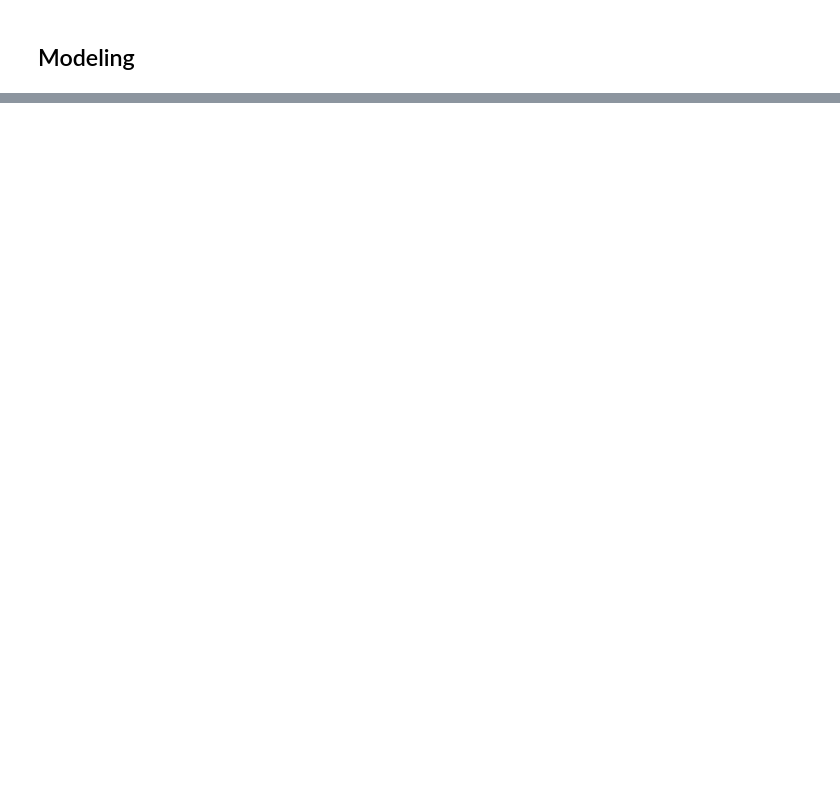
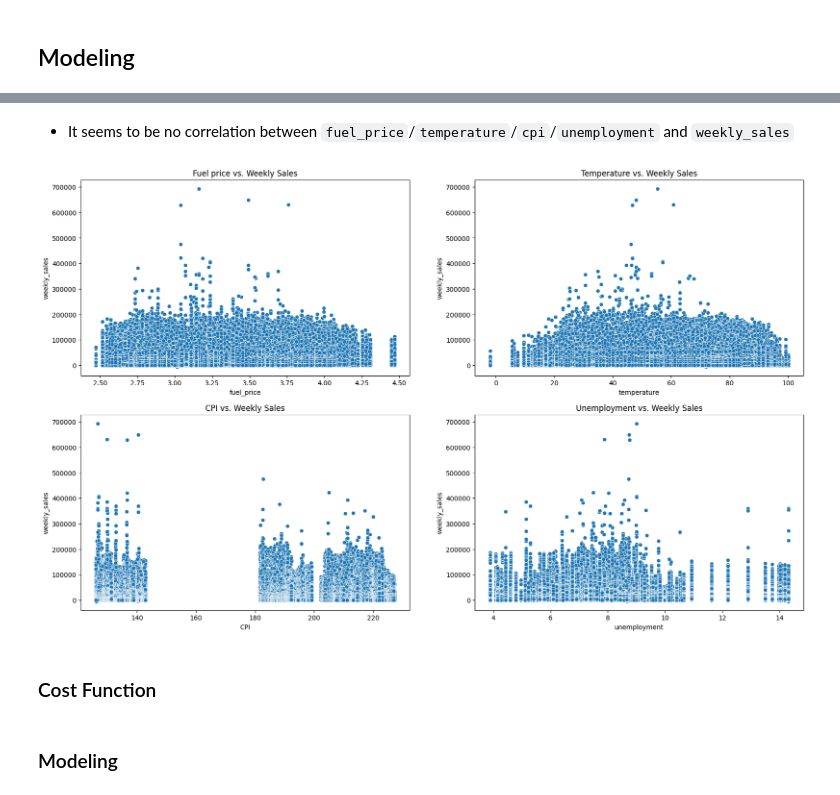
Before and after one commit to hungnd11/msc-business-intelligence, a Jupyter notebook: capstone-project/notebooks/sales_forecasting_spark.ipynb, the cells around one changed output, grey strips where cells are left out. Saved outputs shown, nothing was run; the diff lists cells and outputs as text; code cells hidden in the pictures; blank space fills up the shorter version.

```diff
--- a/capstone-project/notebooks/sales_forecasting_spark.ipynb
+++ b/capstone-project/notebooks/sales_forecasting_spark.ipynb
@@ -214,0 +348,52 @@ train_features.where(col("is_christmas")).count()
+# %% [markdown]
+* It seems to be no correlation between `fuel_price`/`temperature`/`cpi`/`unemployment` and `weekly_sales`
+# %%
+train_no_markdown = spark.sql(
+  """
+  select store, dept, year, week, type, size, temperature, fuel_price, cpi, unemployment,
+         is_holiday, weekly_sales
+  from train_features
+  """).toPandas()
+# %%
+train_no_markdown["store"] = train_no_markdown["store"].astype(np.int64)
+train_no_markdown["dept"] = train_no_markdown["dept"].astype(np.int64)
+train_no_markdown["year"] = train_no_markdown["year"].astype(np.int64)
+train_no_markdown["week"] = train_no_markdown["week"].astype(np.int64)
+train_no_markdown["type"] = train_no_markdown["type"].map({"A": 3, "B": 2, "C": 1})
+# %%
+train_no_markdown["size"] = train_no_markdown["size"].astype(np.int64)
+train_no_markdown["cpi"] = train_no_markdown["cpi"].astype(np.float64)
+# %%
+fig, ((ax1, ax2), (ax3, ax4)) = plt.subplots(2, 2, figsize=(20, 12))
+
+sns.scatterplot(data=train_no_markdown,
+                y="weekly_sales",
+                x="fuel_price",
+                ax=ax1)
+ax1.set(xlabel="fuel_price", ylabel="weekly_sales")
+ax1.set_title("Fuel price vs. Weekly Sales")
+
+sns.scatterplot(data=train_no_markdown,
+                y="weekly_sales",
+                x="temperature",
+                ax=ax2)
+ax2.set(xlabel="temperature", ylabel="weekly_sales")
+ax2.set_title("Temperature vs. Weekly Sales")
+
+sns.scatterplot(data=train_no_markdown,
+                y="weekly_sales",
+                x="cpi",
+                ax=ax3)
+ax3.set(xlabel="CPI", ylabel="weekly_sales")
+ax3.set_title("CPI vs. Weekly Sales")
+
+sns.scatterplot(data=train_no_markdown,
+                y="weekly_sales",
+                x="unemployment",
+                ax=ax4)
+ax4.set(xlabel="unemployment", ylabel="weekly_sales")
+ax4.set_title("Unemployment vs. Weekly Sales")
+
+plt.show()
+# %% [output]
+[figure, added]
@@ -214,0 +403,2 @@ train_features.where(col("is_christmas")).count()
+# %% [markdown]
+### Cost Function
@@ -214,0 +409,2 @@ train_features.where(col("is_christmas")).count()
+# %% [markdown]
+### Modeling
```
Also changed, not shown: parts of 49 cells of this notebook, 2 other files.
